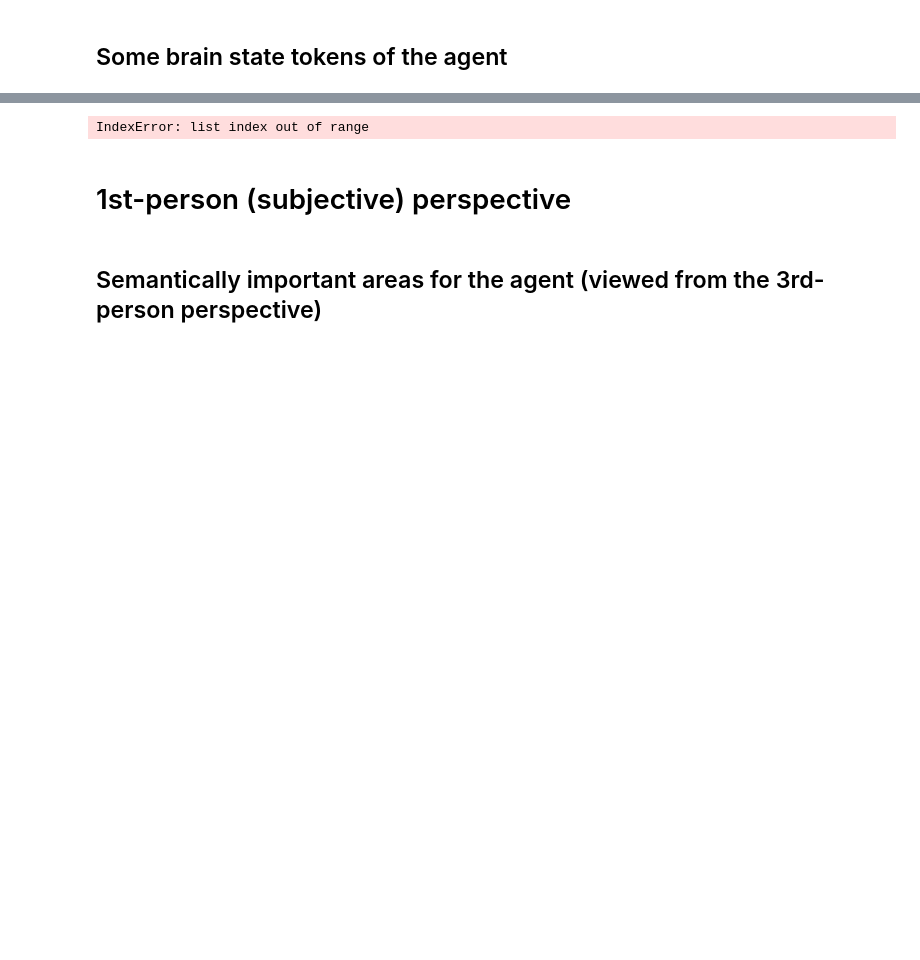
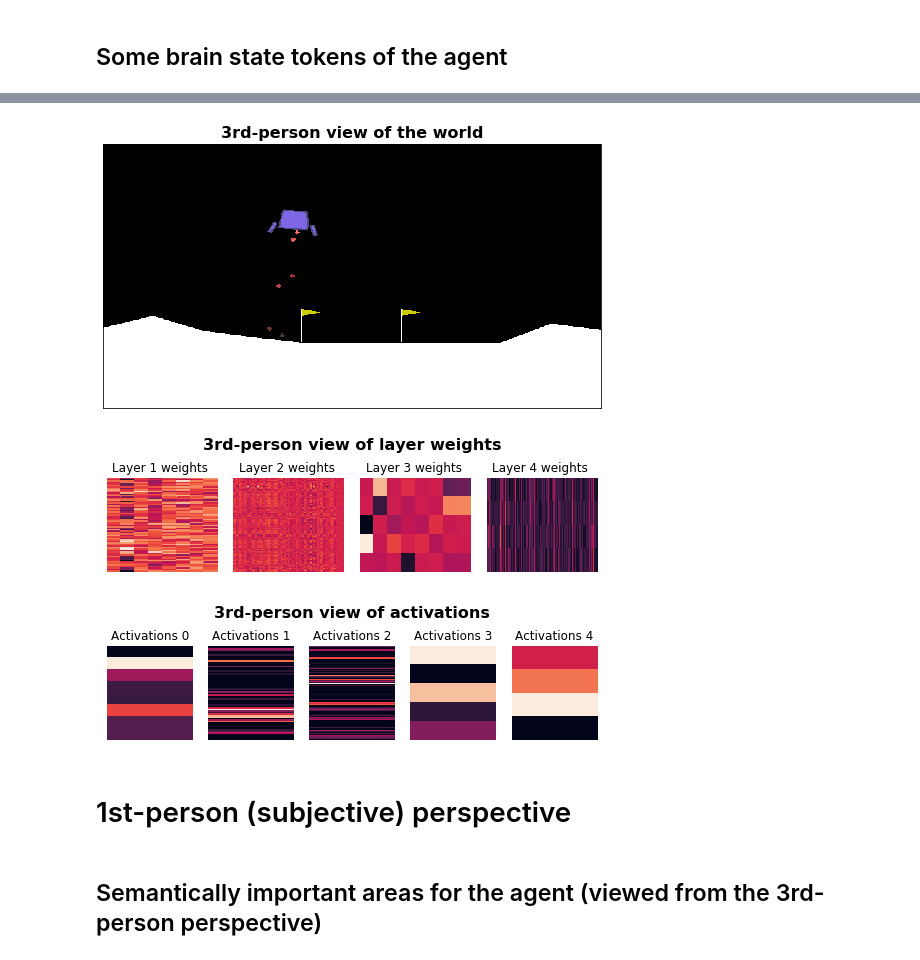
Before and after one commit to Josh-Joseph/tsc-2019, a Jupyter notebook: notebooks/TSC Sandbox v3.ipynb, the cells around one changed output, grey strips where cells are left out. Saved outputs shown, nothing was run; the diff lists cells and outputs as text; code cells hidden in the pictures; blank space fills up the shorter version.

```diff
--- a/notebooks/TSC Sandbox v3.ipynb
+++ b/notebooks/TSC Sandbox v3.ipynb
@@ -49,13 +49,13 @@ def pretty_print(obj):
 # %% [markdown]
 ### Intuition for how agents are described
 # %%
-# An agent that does nothing
+# # An agent that does nothing
 
-class DoNothingAgent(object):
+# class DoNothingAgent(object):
 
-    def act(self, observation):
-        return 0
+#     def act(self, observation):
+#         return 0
 
-agent = DoNothingAgent()
-episode_history = world.run_episode(agent)
-print("The agent recieved {} total reward".format(int(round(sum(episode_history['reward'])))))
+# agent = DoNothingAgent()
+# episode_history = world.run_episode(agent)
+# print("The agent recieved {} total reward".format(int(round(sum(episode_history['reward'])))))
@@ -64,11 +62,11 @@ The agent recieved -136 total reward
 # %%
-# An agent that takes random actions
+# # An agent that takes random actions
 
-class RandomAgent(object):
+# class RandomAgent(object):
 
-    def act(self, observation):
-        return random.randint(0, 3)
+#     def act(self, observation):
+#         return random.randint(0, 3)
 
-agent = RandomAgent()
-episode_history = world.run_episode(agent)
-print("The agent recieved {} total reward".format(int(round(sum(episode_history['reward'])))))
+# agent = RandomAgent()
+# episode_history = world.run_episode(agent)
+# print("The agent recieved {} total reward".format(int(round(sum(episode_history['reward'])))))
@@ -126,7 +124,9 @@ RuntimeError: Expected object of backend CPU but got backend CUDA for argument #
 # %%
-visualize_third_person_brain_state_token(300)
+visualize_third_person_brain_state_token(200)
 # %% [output]
-IndexError: list index out of range
+[figure, added]
+[figure, added]
+[figure, added]
 # %% [markdown]
 # 1st-person (subjective) perspective
 # %% [markdown]
```
Also changed, not shown: parts of 19 cells of this notebook, 7 other files.
